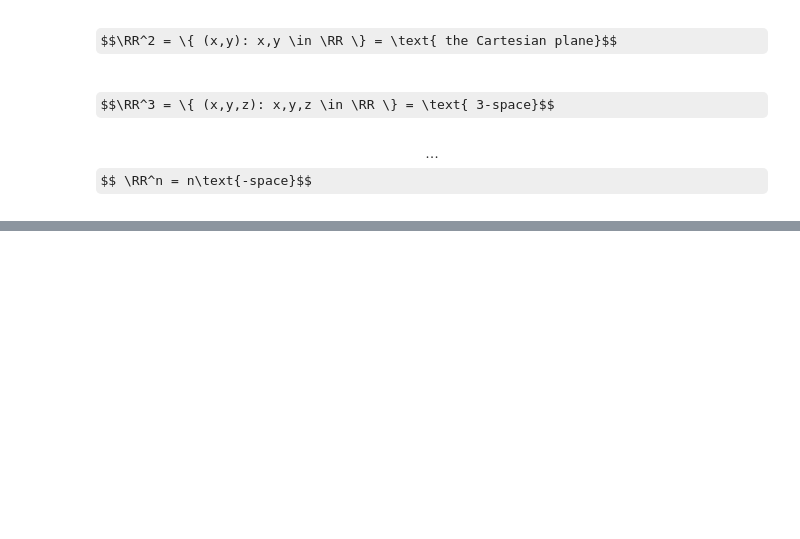
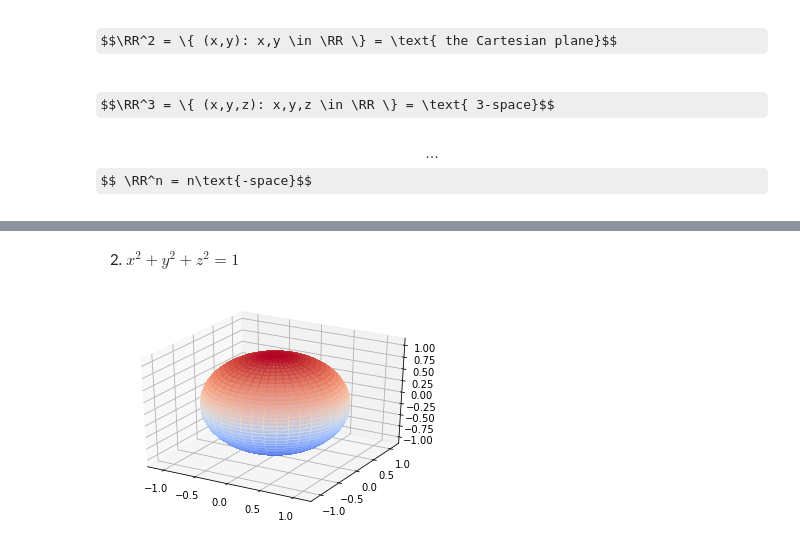
Before and after one commit to drewyoungren/mvc-f19, a Jupyter notebook: slides/mvc-L01.ipynb, the cells around one changed output, grey strips where cells are left out. Drawn from its saved outputs; the diff is of its cells as text; code cells hidden in the pictures; some formulas as TeX source; blank space fills up the shorter version.

```diff
--- a/slides/mvc-L01.ipynb
+++ b/slides/mvc-L01.ipynb
@@ -144,0 +179,24 @@ $$\dots$$ $$ \RR^n = n\text{-space}$$
+# %% [markdown]
+  2. $x^2 + y^2 +z^2 = 1$
+# %%
+from mpl_toolkits.mplot3d import Axes3D  # noqa: F401 unused import
+from matplotlib import cm
+
+fig = plt.figure()
+ax = fig.gca(projection='3d')
+
+# Make data.
+x = np.linspace(0, 2*np.pi,80)
+y = np.linspace(0, np.pi,40)
+x, y = np.meshgrid(x, y)
+X = np.sin(y)*np.cos(x)
+Y = np.sin(y)*np.sin(x)
+Z = np.cos(y)
+
+# Plot the surface.
+surf = ax.plot_surface(X, Y, Z, cmap=cm.coolwarm,
+                       linewidth=0, antialiased=False,alpha=.8)
+scaling = np.array([getattr(ax, 'get_{}lim'.format(dim))() for dim in 'xyz']);
+ax.auto_scale_xyz(*[[np.min(scaling), np.max(scaling)]]*3);
+# %% [output]
+[figure, added]
```
Also changed, not shown: parts of 7 cells of this notebook, 1 other file.
